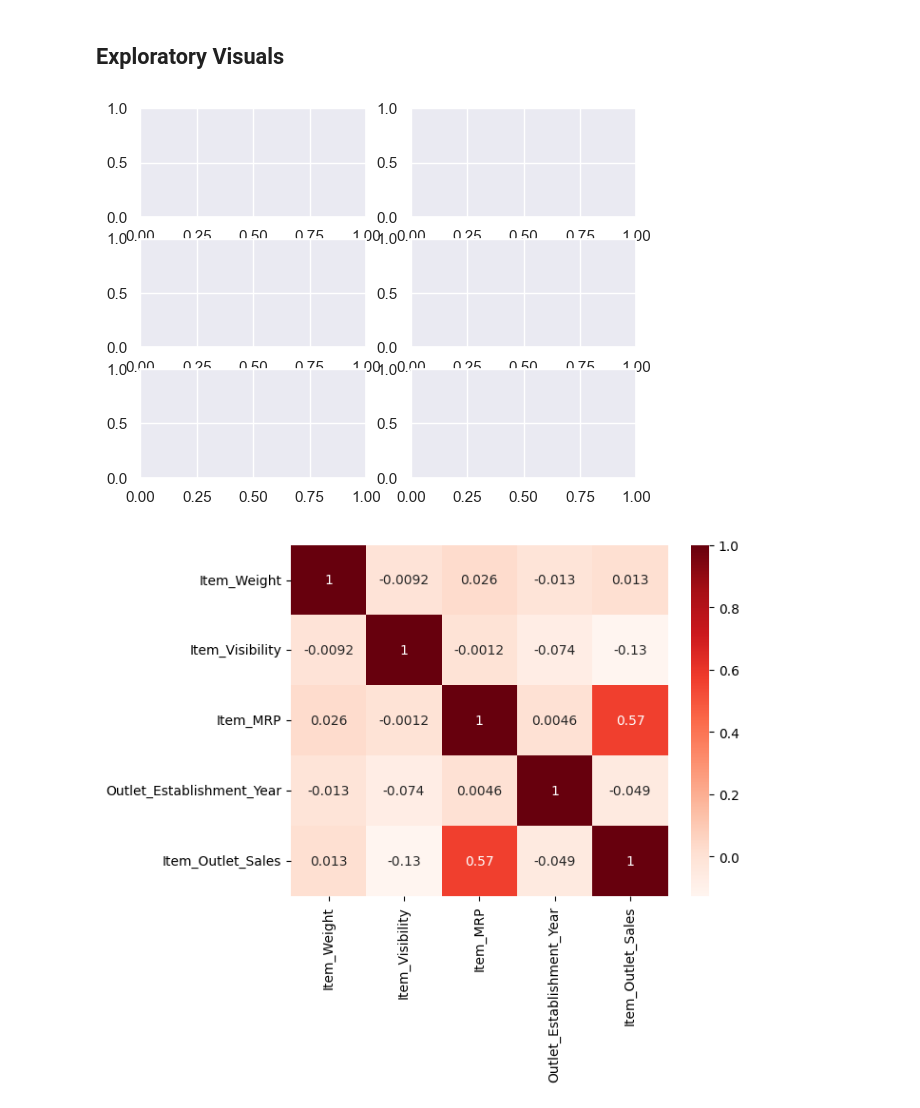
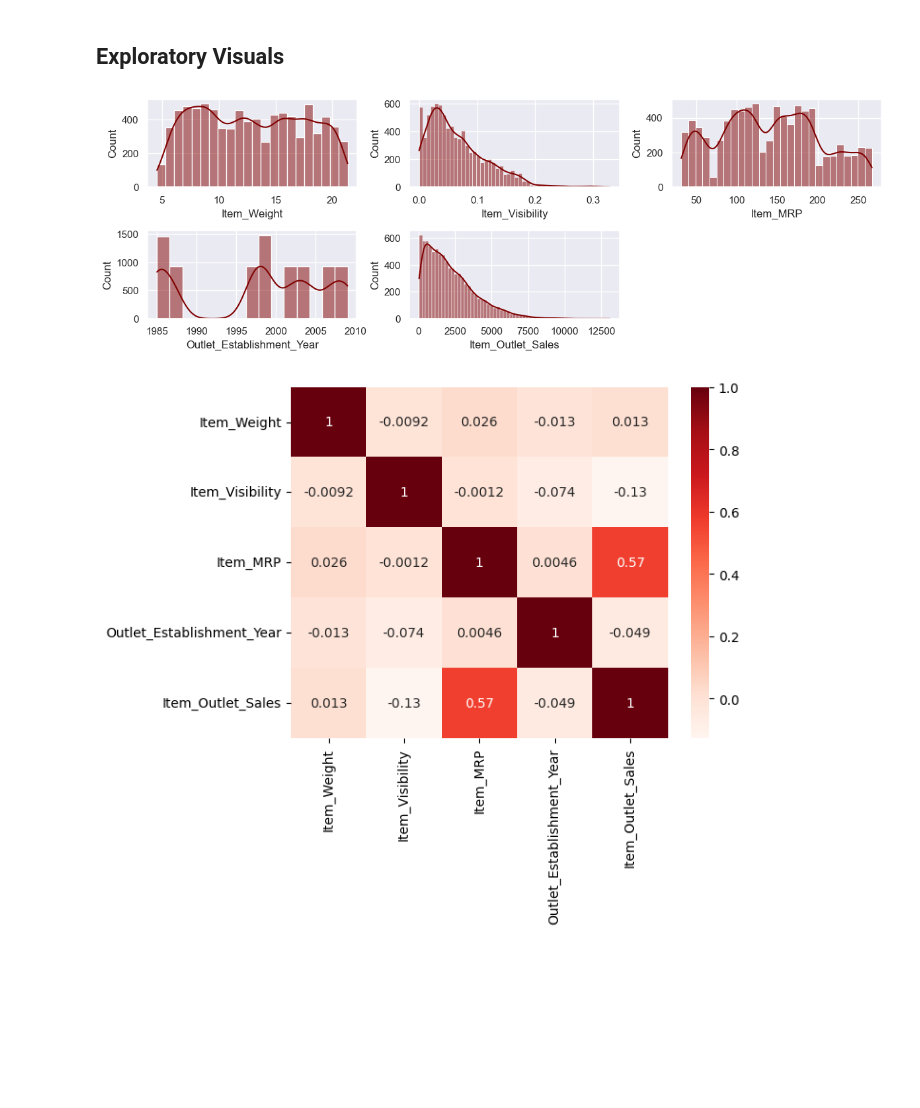
Before and after one commit to john-a-dixon/forecasting-food-sales, a Jupyter notebook: forecasting-food-sales.ipynb, the cells around one changed output. Drawn from its saved outputs; the diff is of its cells as text; code cells hidden in the pictures; blank space fills up the shorter version.

Commit message:
Added histograms of various numerical features.

```diff
--- a/forecasting-food-sales.ipynb
+++ b/forecasting-food-sales.ipynb
@@ -478,18 +478,37 @@ food_sales_df.describe()
 > * It's worth noting that the mininum `Item_Visibility` value is 0, meaning there are rows that correspond to items in a store that have _**no**_ visibility. This is odd. However, I won't do anything about this just yet, since I currently do not know what I will be doing with the data.
 # %% [markdown]
 ## Exploratory Visuals
-# %%
-# Create multiple plots
-# Aside from the class readings, I used the following to help me do this:
-# https://www.statology.org/seaborn-subplots/
-
-# Set default Seaborn aesthetics
-sns.set()
-
-# Using Matplotlib, define plotting regions (3 rows, 2 columns)
-fig, axes = plt.subplots(3, 2)
-# %% [output]
-[figure, removed]
+# %%
+# Create multiple plots
+# Aside from the class readings, I used the following to help me do this:
+# https://www.statology.org/seaborn-subplots/
+# Set default Seaborn aesthetics
+sns.set()
+
+# Using Matplotlib, define plotting regions (3 rows, 2 columns)
+fig, axes = plt.subplots(nrows=2, ncols=3, figsize=(12, 4))
+
+# Fix tight layout. I used the following to help me do this:
+# https://stackoverflow.com/questions/6541123/improve-subplot-size-spacing-with-many-subplots
+fig.tight_layout()
+
+# Delete extra subplot. I used the following to help
+# https://stackoverflow.com/questions/44980658/remove-the-extra-plot-in-the-matplotlib-subplot
+fig.delaxes(axes[1, 2])
+
+# Further adjust the padding between subplots. I used the following for help:
+# https://stackoverflow.com/questions/43970609/how-to-adjust-space-between-matplotlib-seaborn-subplots-for-multi-plot-layouts
+# https://matplotlib.org/stable/api/_as_gen/matplotlib.pyplot.subplots_adjust.html
+plt.subplots_adjust(hspace=0.5, wspace=0.25)
+
+# Create the plots
+sns.histplot(data=food_sales_df, x='Item_Weight', ax=axes[0, 0], kde=True, color='Maroon')
+sns.histplot(data=food_sales_df, x='Item_Visibility', ax=axes[0, 1], kde=True, color='Maroon')
+sns.histplot(data=food_sales_df, x='Item_MRP', ax=axes[0, 2], kde=True, color='Maroon')
+sns.histplot(data=food_sales_df, x='Outlet_Establishment_Year', ax=axes[1, 0], kde=True, color='Maroon')
+sns.histplot(data=food_sales_df, x='Item_Outlet_Sales', ax=axes[1, 1], kde=True, color='Maroon');
+# %% [output]
+[figure, added]
 # %%
 correlations = food_sales_df.corr(numeric_only=True)
 sns.heatmap(correlations, cmap='Reds', annot=True);
```
